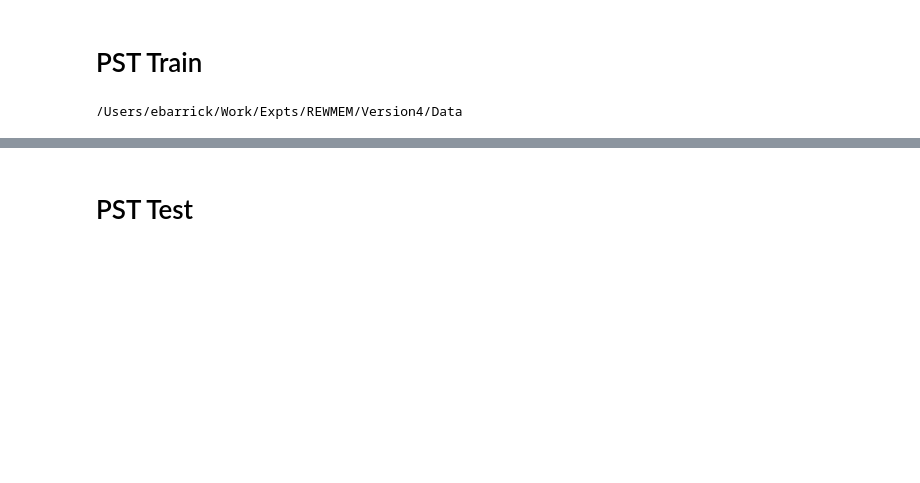
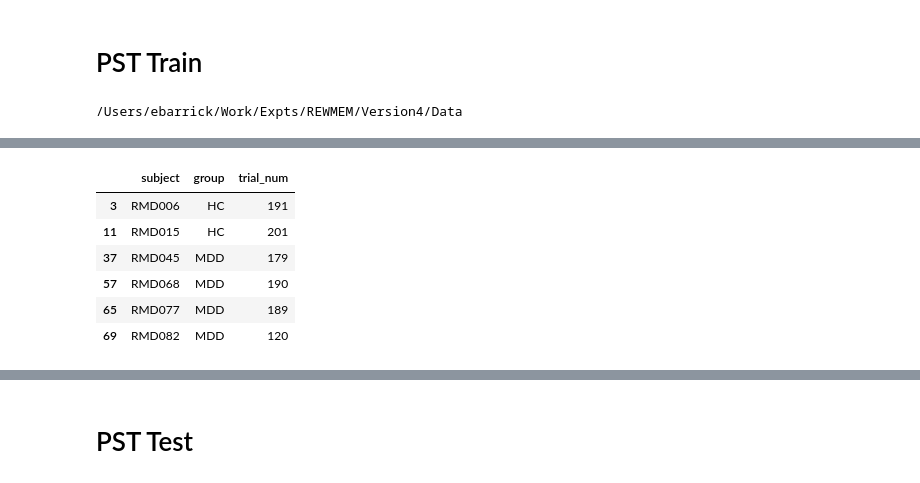
Before and after one commit to ebarrick/RMD_PST, a Jupyter notebook: PST_beh.ipynb, the cells around one changed output, grey strips where cells are left out. Cells and saved outputs as stored; diff of their text form; code cells hidden in the pictures; blank space fills up the shorter version.

```diff
--- a/PST_beh.ipynb
+++ b/PST_beh.ipynb
@@ -604,0 +619,15 @@ train_clean.head()
+# %%
+#Find out which participants responded <90% of the time
+g = train_clean.groupby(['subject', 'group']).trial_num.count()
+df = g.to_frame()
+df.reset_index(inplace=True)
+
+df.loc[(df["trial_num"] < 216)]
+# %% [output]
+|  | subject | group | trial_num |
+| 3 | RMD006 | HC | 191 |
+| 11 | RMD015 | HC | 201 |
+| 37 | RMD045 | MDD | 179 |
+| 57 | RMD068 | MDD | 190 |
+| 65 | RMD077 | MDD | 189 |
+| 69 | RMD082 | MDD | 120 |
```
Also changed, not shown: parts of 16 cells of this notebook.
